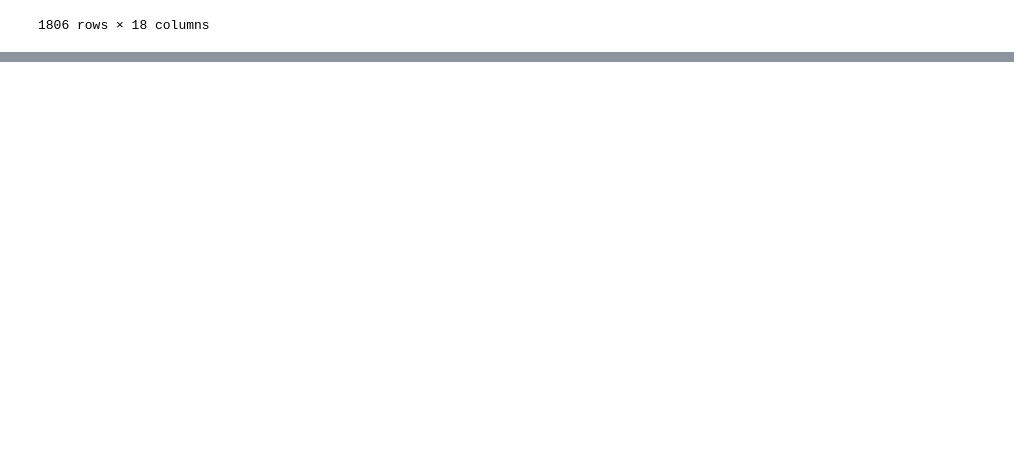
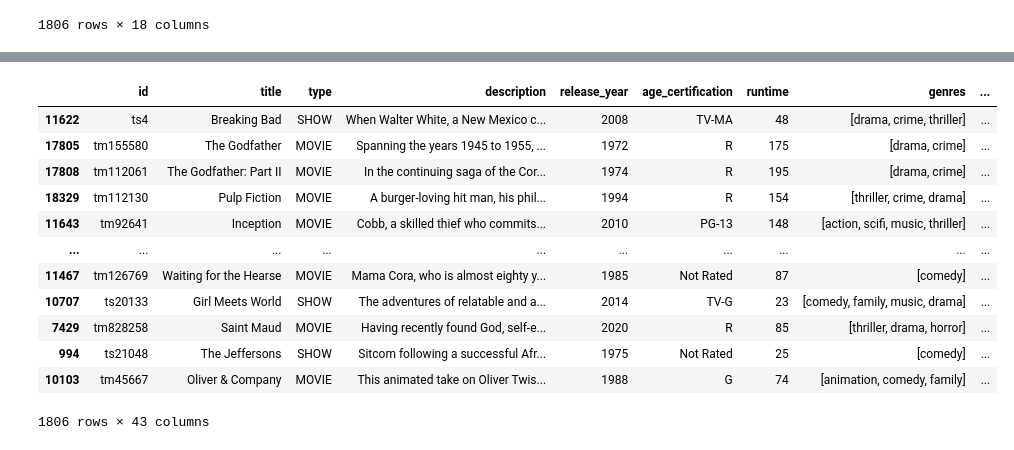
Before and after one commit to bamtu/bobsdataton, a Jupyter notebook: bobs_EDA.ipynb, the cells around one changed output, grey strips where cells are left out. Saved outputs shown, nothing was run; the diff lists cells and outputs as text; code cells hidden in the pictures; blank space fills up the shorter version.

```diff
--- a/bobs_EDA.ipynb
+++ b/bobs_EDA.ipynb
@@ -592,0 +600,43 @@ tmdb_top_10
+# %%
+import re
+
+for i in temp_g:
+    if len(re.findall("HBO",i))>0:
+        imdb_top_10["HBO"]=imdb_top_10["platform"].apply(lambda x: 1 if "HBO" in x else 0).astype(int) # 해당하는 장르 컬럼 새로 만들어주기
+        tmdb_top_10["HBO"]=imdb_top_10["platform"].apply(lambda x: 1 if "HBO" in x else 0).astype(int) # 해당하는 장르 컬럼 새로 만들어주기
+
+    if len(re.findall("Hulu",i))>0:
+        imdb_top_10["Hulu"]=imdb_top_10["platform"].apply(lambda x: 1 if "Hulu" in x else 0).astype(int) # 해당하는 장르 컬럼 새로 만들어주기
+        tmdb_top_10["Hulu"]=imdb_top_10["platform"].apply(lambda x: 1 if "Hulu" in x else 0).astype(int) # 해당하는 장르 컬럼 새로 만들어주기
+
+    if len(re.findall("AmazonPrime",i))>0:
+        imdb_top_10["AmazonPrime"]=imdb_top_10["platform"].apply(lambda x: 1 if "AmazonPrime" in x else 0).astype(int) # 해당하는 장르 컬럼 새로 만들어주기
+        tmdb_top_10["AmazonPrime"]=imdb_top_10["platform"].apply(lambda x: 1 if "AmazonPrime" in x else 0).astype(int) # 해당하는 장르 컬럼 새로 만들어주기
+
+    if len(re.findall("Netflix",i))>0:
+        imdb_top_10["Netflix"]=imdb_top_10["platform"].apply(lambda x: 1 if "Netflix" in x else 0).astype(int) # 해당하는 장르 컬럼 새로 만들어주기
+        tmdb_top_10["Netflix"]=imdb_top_10["platform"].apply(lambda x: 1 if "Netflix" in x else 0).astype(int) # 해당하는 장르 컬럼 새로 만들어주기
+
+    if len(re.findall("Disney",i))>0:
+        imdb_top_10["Disney"]=imdb_top_10["platform"].apply(lambda x: 1 if "Disney" in x else 0).astype(int) # 해당하는 장르 컬럼 새로 만들어주기
+        tmdb_top_10["Disney"]=imdb_top_10["platform"].apply(lambda x: 1 if "Disney" in x else 0).astype(int) # 해당하는 장르 컬럼 새로 만들어주기
+
+    if len(re.findall("Paramount",i))>0:
+        imdb_top_10["Paramount"]=imdb_top_10["platform"].apply(lambda x: 1 if "Paramount" in x else 0).astype(int) # 해당하는 장르 컬럼 새로 만들어주기
+        tmdb_top_10["Paramount"]=imdb_top_10["platform"].apply(lambda x: 1 if "Paramount" in x else 0).astype(int) # 해당하는 장르 컬럼 새로 만들어주기
+# %%
+imdb_top_10
+# %% [output]
+|  | id | title | type | description | release_year | age_certification | runtime | genres | ... |
+| 11622 | ts4 | Breaking Bad | SHOW | When Walter White, a New Mexico c... | 2008 | TV-MA | 48 | [drama, crime, thriller] | ... |
+| 17805 | tm155580 | The Godfather | MOVIE | Spanning the years 1945 to 1955, ... | 1972 | R | 175 | [drama, crime] | ... |
+| 17808 | tm112061 | The Godfather: Part II | MOVIE | In the continuing saga of the Cor... | 1974 | R | 195 | [drama, crime] | ... |
+| 18329 | tm112130 | Pulp Fiction | MOVIE | A burger-loving hit man, his phil... | 1994 | R | 154 | [thriller, crime, drama] | ... |
+| 11643 | tm92641 | Inception | MOVIE | Cobb, a skilled thief who commits... | 2010 | PG-13 | 148 | [action, scifi, music, thriller] | ... |
+| ... | ... | ... | ... | ... | ... | ... | ... | ... | ... |
+| 11467 | tm126769 | Waiting for the Hearse | MOVIE | Mama Cora, who is almost eighty y... | 1985 | Not Rated | 87 | [comedy] | ... |
+| 10707 | ts20133 | Girl Meets World | SHOW | The adventures of relatable and a... | 2014 | TV-G | 23 | [comedy, family, music, drama] | ... |
+| 7429 | tm828258 | Saint Maud | MOVIE | Having recently found God, self-e... | 2020 | R | 85 | [thriller, drama, horror] | ... |
+| 994 | ts21048 | The Jeffersons | SHOW | Sitcom following a successful Afr... | 1975 | Not Rated | 25 | [comedy] | ... |
+| 10103 | tm45667 | Oliver & Company | MOVIE | This animated take on Oliver Twis... | 1988 | G | 74 | [animation, comedy, family] | ... |
+1806 rows × 43 columns
```
Also changed, not shown: parts of 38 cells of this notebook.
